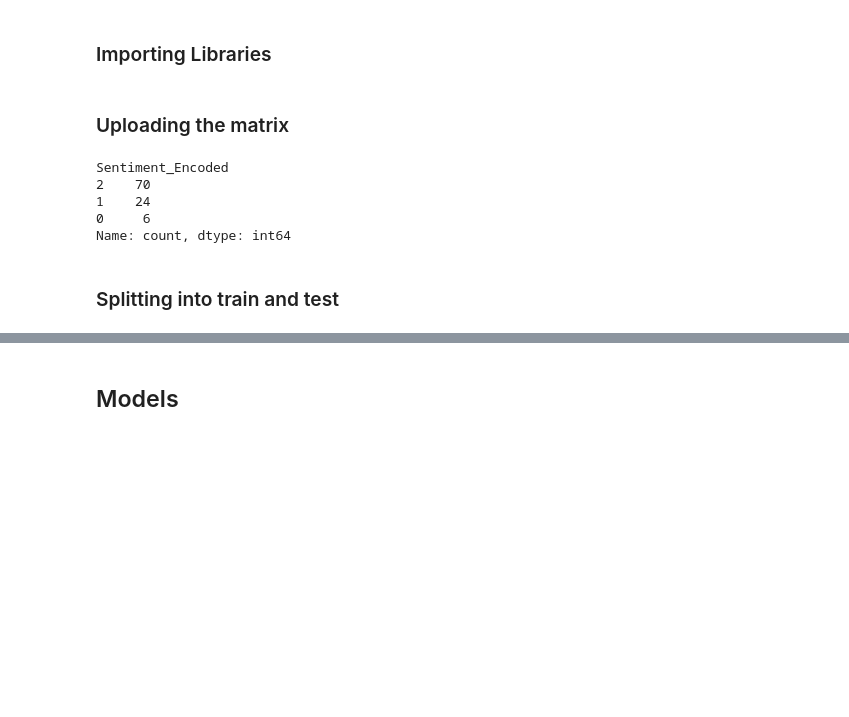
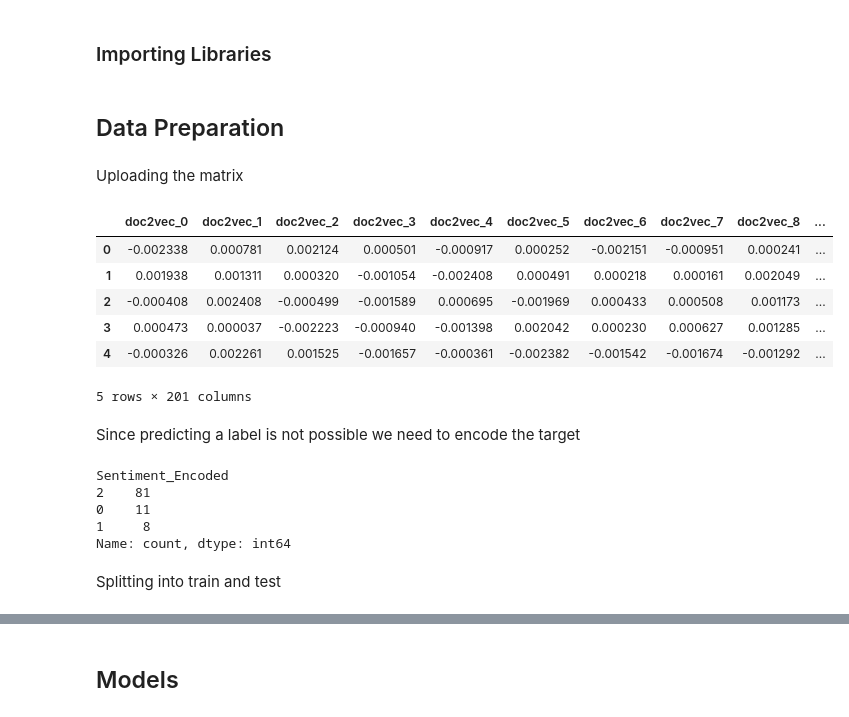
Before and after one commit to riccardo-borgo/Sentiment-Analysis-Amazon, a Jupyter notebook: models.ipynb, the cells around one changed output, grey strips where cells are left out. Cells and saved outputs as stored; diff of their text form; code cells hidden in the pictures; blank space fills up the shorter version.

```diff
--- a/models.ipynb
+++ b/models.ipynb
@@ -19,8 +18,22 @@ from sklearn.datasets import make_classification
 from collections import Counter
 from sklearn.preprocessing import LabelEncoder
 from collections import OrderedDict
+# %% [markdown]
+## Data Preparation
 # %% [markdown]
-### Uploading the matrix
+Uploading the matrix
 # %%
-matrix_TFIDF = pd.read_csv('TFIDF.csv')
+sparse_matrix = pd.read_csv('matrix.csv')
+# %%
+sparse_matrix.head()
+# %% [output]
+|  | doc2vec_0 | doc2vec_1 | doc2vec_2 | doc2vec_3 | doc2vec_4 | doc2vec_5 | doc2vec_6 | doc2vec_7 | doc2vec_8 | ... |
+| 0 | -0.002338 | 0.000781 | 0.002124 | 0.000501 | -0.000917 | 0.000252 | -0.002151 | -0.000951 | 0.000241 | ... |
+| 1 | 0.001938 | 0.001311 | 0.000320 | -0.001054 | -0.002408 | 0.000491 | 0.000218 | 0.000161 | 0.002049 | ... |
+| 2 | -0.000408 | 0.002408 | -0.000499 | -0.001589 | 0.000695 | -0.001969 | 0.000433 | 0.000508 | 0.001173 | ... |
+| 3 | 0.000473 | 0.000037 | -0.002223 | -0.000940 | -0.001398 | 0.002042 | 0.000230 | 0.000627 | 0.001285 | ... |
+| 4 | -0.000326 | 0.002261 | 0.001525 | -0.001657 | -0.000361 | -0.002382 | -0.001542 | -0.001674 | -0.001292 | ... |
+5 rows × 201 columns
+# %% [markdown]
+Since predicting a label is not possible we need to encode the target
 # %%
@@ -28,8 +41,8 @@ matrix_TFIDF['Sentiment_Encoded'] = LabelEncoder().fit_transform(matrix_TFIDF['S
 # %%
-matrix_TFIDF['Sentiment_Encoded'].value_counts() # 2 - positive 1 - neutral 0 - negative
+sparse_matrix['Sentiment_Encoded'].value_counts() # 2 - positive 1 - neutral 0 - negative
 # %% [output]
 Sentiment_Encoded
-2    70
-1    24
-0     6
+2    81
+0    11
+1     8
 Name: count, dtype: int64
@@ -36,3 +51,3 @@ Name: count, dtype: int64
 # %% [markdown]
-### Splitting into train and test
+Splitting into train and test
 # %%
```
Also changed, not shown: parts of 8 cells of this notebook, 1 other file.
